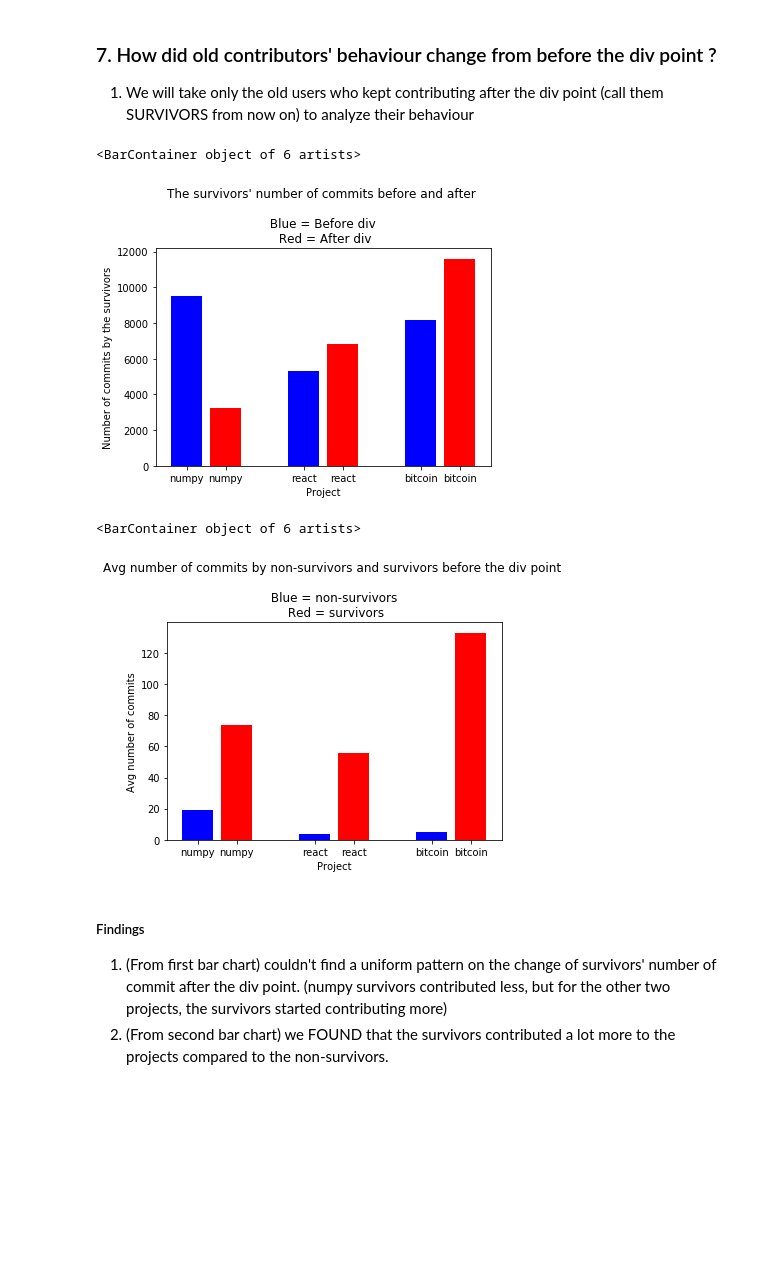
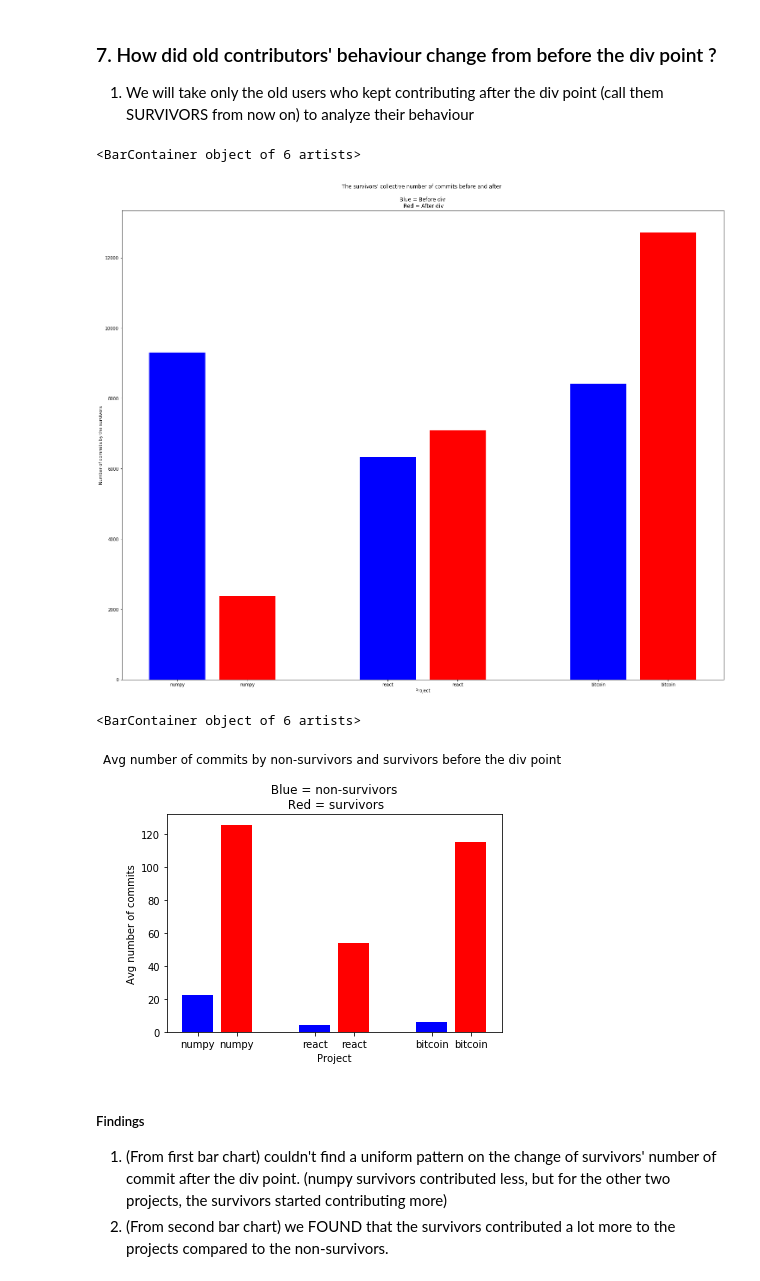
Before and after one commit to hyunny94/5306p1, a Jupyter notebook: cs5306_project1.ipynb, the cells around one changed output. Cells and saved outputs as stored; diff of their text form; code cells hidden in the pictures; blank space fills up the shorter version.

```diff
--- a/cs5306_project1.ipynb
+++ b/cs5306_project1.ipynb
@@ -185,18 +188,20 @@ def old_users(df):
     return the Pandas dataframe of commits done only by the old users
     '''
     div = pick_div(df)
-    s = set(df['author_name'])
+    s = set(df['committer_name_dedup'])
     old_users = []
     for a in s:
-        a_df = df[df['author_name'] == a]
+        a_df = df[df['committer_name_dedup'] == a]
         a_commit_time_list = list(a_df["committer_time"])
         a_commit_time_list.sort()
+        if len(a_commit_time_list) == 0:
+            continue
         first = a_commit_time_list[0]
         #first = str(first.year) + '' + str(first.month) if first.month >= 10 else str(first.year) + '0' + str(first.month)
         if first > div:
             continue
         old_users.append(a)
-    return df[df['author_name'].isin(old_users)]
+    return df[df['committer_name_dedup'].isin(old_users)]
 # %%
 n_old = old_users(n_df)
 r_old = old_users(r_df)
@@ -330,13 +339,13 @@ r_old_aft = old_after_div(r_df)
 b_old_aft = old_after_div(b_df)
 # %%
 # These guys are the old contributors
-n_old = set(n_old_bef['author_name'])
-r_old = set(r_old_bef['author_name'])
-b_old = set(b_old_bef['author_name'])
+n_old = set(n_old_bef['committer_name_dedup'])
+r_old = set(r_old_bef['committer_name_dedup'])
+b_old = set(b_old_bef['committer_name_dedup'])
 # These guys are the survivors.
-n_surv = set(n_old_aft['author_name'])
-r_surv = set(r_old_aft['author_name'])
-b_surv = set(b_old_aft['author_name'])
+n_surv = set(n_old_aft['committer_name_dedup'])
+r_surv = set(r_old_aft['committer_name_dedup'])
+b_surv = set(b_old_aft['committer_name_dedup'])
 # These guys are the non survivors.
 n_nonsurv = n_old - n_surv
 r_nonsurv = r_old - r_surv
@@ -378,9 +387,9 @@ Bitcoin: 291
 1. We will take only the old users who kept contributing after the div point (call them SURVIVORS from now on) to analyze their behaviour
 # %%
 # These dataframes contain commits by the survivors
-n_old_bef_surv = n_old_bef[n_old_bef['author_name'].isin(n_surv)]
-r_old_bef_surv = r_old_bef[r_old_bef['author_name'].isin(r_surv)]
-b_old_bef_surv = b_old_bef[b_old_bef['author_name'].isin(b_surv)]
+n_old_bef_surv = n_old_bef[n_old_bef['committer_name_dedup'].isin(n_surv)]
+r_old_bef_surv = r_old_bef[r_old_bef['committer_name_dedup'].isin(r_surv)]
+b_old_bef_surv = b_old_bef[b_old_bef['committer_name_dedup'].isin(b_surv)]
 # %%
 # Array to be used as the heights of the first bar chart below.
 num_commits_array = []
@@ -393,14 +402,14 @@ num_commits_array.append(len(b_old_aft))
 # %%
 plt.ylabel('Number of commits by the survivors')
 plt.xlabel('Project')
-plt.title("The survivors' number of commits before and after \n\n Blue = Before div \n Red = After div")
+plt.title("The survivors' collective number of commits before and after \n\n Blue = Before div \n Red = After div")
 plt.bar(x=[1, 2, 4, 5 ,7 ,8], \
         height=num_commits_array, \
         color=['blue','red','blue','red','blue','red'], \
         tick_label=['numpy', 'numpy', 'react', 'react', 'bitcoin', 'bitcoin'])
 # %% [output]
 <BarContainer object of 6 artists>
-[figure, old version]
+[figure, new version]
 # %%
 # Array to be used as the heights of the second bar chart below.
 num_commits_array_2 = []
@@ -413,14 +422,14 @@ num_commits_array_2.append(len(b_old_bef_surv) / len(b_surv))
 # %%
 plt.ylabel('Avg number of commits')
 plt.xlabel('Project')
-plt.title('Avg number of commits by non-survivors and survivors before the div point \n\n Blue = non-survivors \n Red = survivors')
+plt.title('Avg number of commits by each of non-survivors and survivors before the div point \n\n Blue = non-survivors \n Red = survivors')
 plt.bar(x=[1, 2, 4, 5 ,7 ,8], \
         height=num_commits_array_2, \
         color=['blue','red','blue','red','blue','red'], \
         tick_label=['numpy', 'numpy', 'react', 'react', 'bitcoin', 'bitcoin'])
 # %% [output]
 <BarContainer object of 6 artists>
-[figure, old version]
+[figure, new version]
 # %% [markdown]
 ##### Findings
 1. (From first bar chart) couldn't find a uniform pattern on the change of survivors' number of commit after the div point. (numpy survivors contributed less, but for the other two projects, the survivors started contributing more)
```
Also changed, not shown: parts of 23 cells of this notebook.
